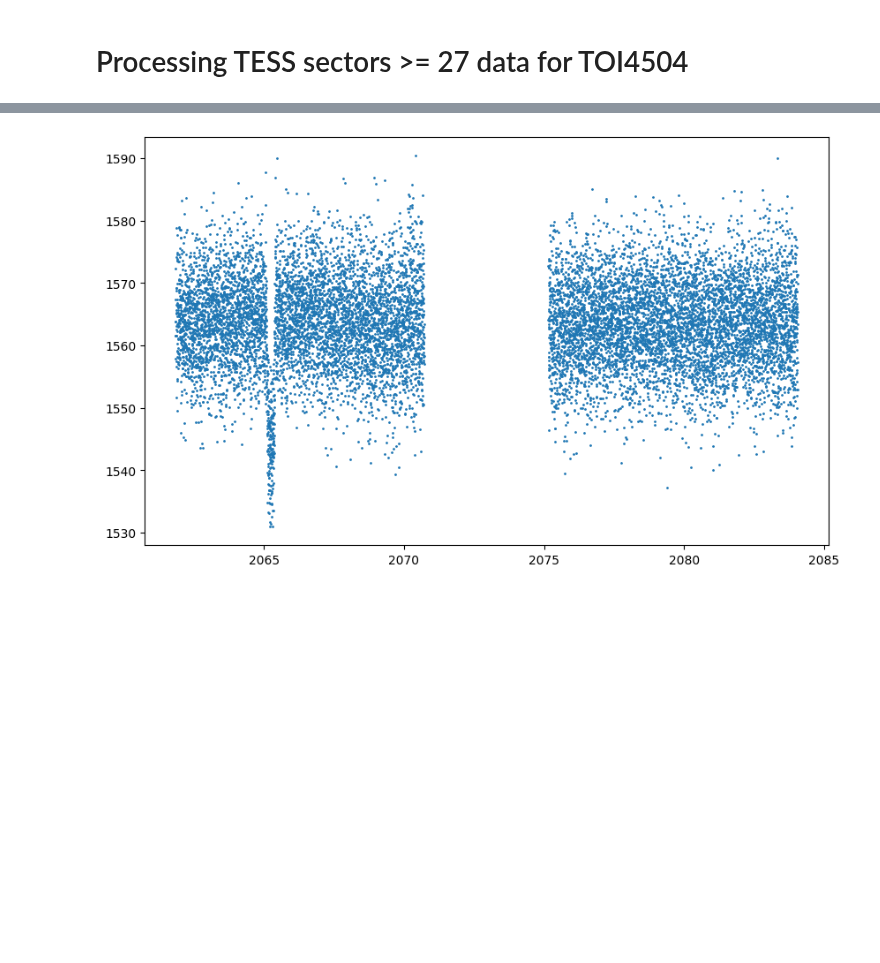
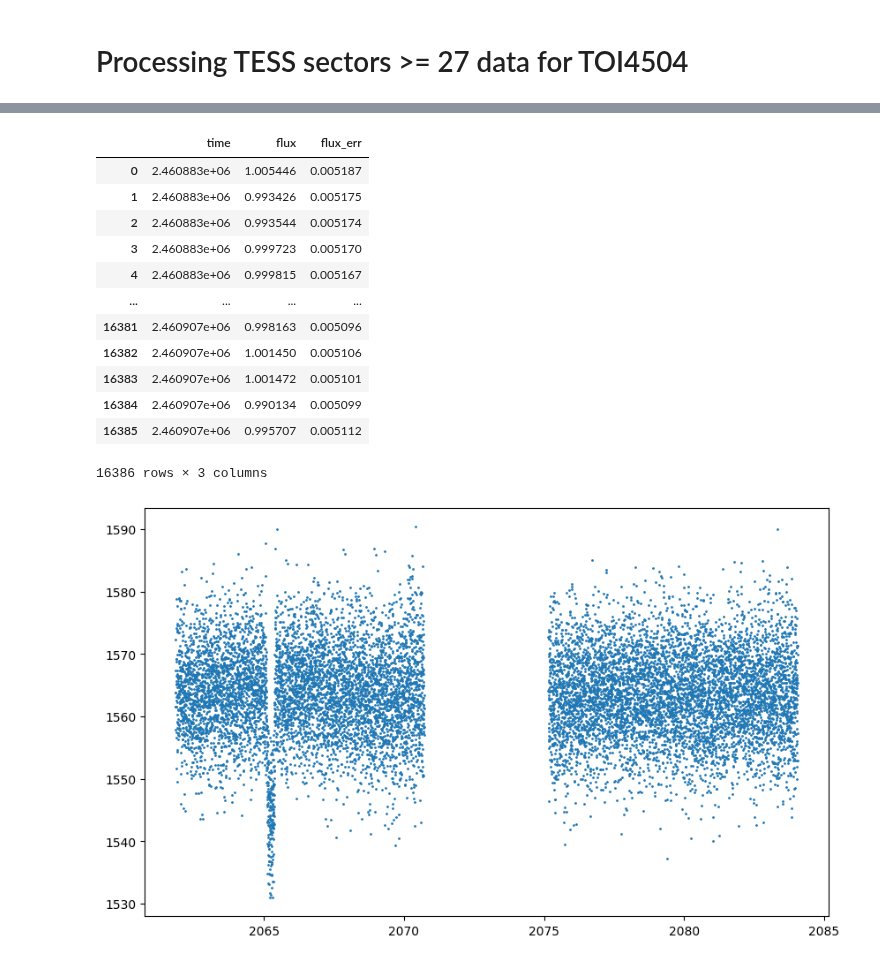
Before and after one commit to lichtgestalter/curvesimulator, a Jupyter notebook: process_TESS_data/process_sector_027-094.ipynb, the cells around one changed output, grey strips where cells are left out. Cells and saved outputs as stored; diff of their text form; code cells hidden in the pictures; blank space fills up the shorter version.

```diff
--- a/process_TESS_data/process_sector_027-094.ipynb
+++ b/process_TESS_data/process_sector_027-094.ipynb
@@ -27,3 +49,19 @@ for df, sector in zip(spoc_dfs, spoc_sectors):
+# %%
+df
+# %% [output]
+|  | time | flux | flux_err |
+| 0 | 2.460883e+06 | 1.005446 | 0.005187 |
+| 1 | 2.460883e+06 | 0.993426 | 0.005175 |
+| 2 | 2.460883e+06 | 0.993544 | 0.005174 |
+| 3 | 2.460883e+06 | 0.999723 | 0.005170 |
+| 4 | 2.460883e+06 | 0.999815 | 0.005167 |
+| ... | ... | ... | ... |
+| 16381 | 2.460907e+06 | 0.998163 | 0.005096 |
+| 16382 | 2.460907e+06 | 1.001450 | 0.005106 |
+| 16383 | 2.460907e+06 | 1.001472 | 0.005101 |
+| 16384 | 2.460907e+06 | 0.990134 | 0.005099 |
+| 16385 | 2.460907e+06 | 0.995707 | 0.005112 |
+16386 rows × 3 columns
 # %%
 for df, sector in zip(spoc_dfs, spoc_sectors):
     full_path = path + f"{sector}/{sector}_SPOC_120_p.csv"
```
Also changed, not shown: parts of 7 cells of this notebook, 21 other files.
